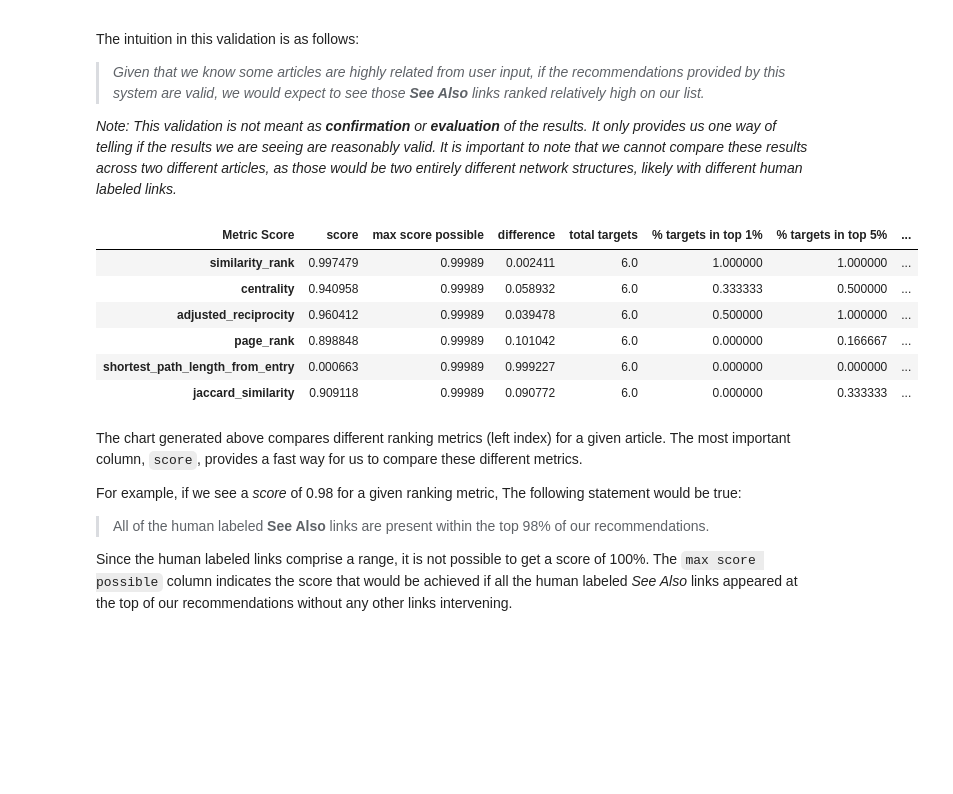
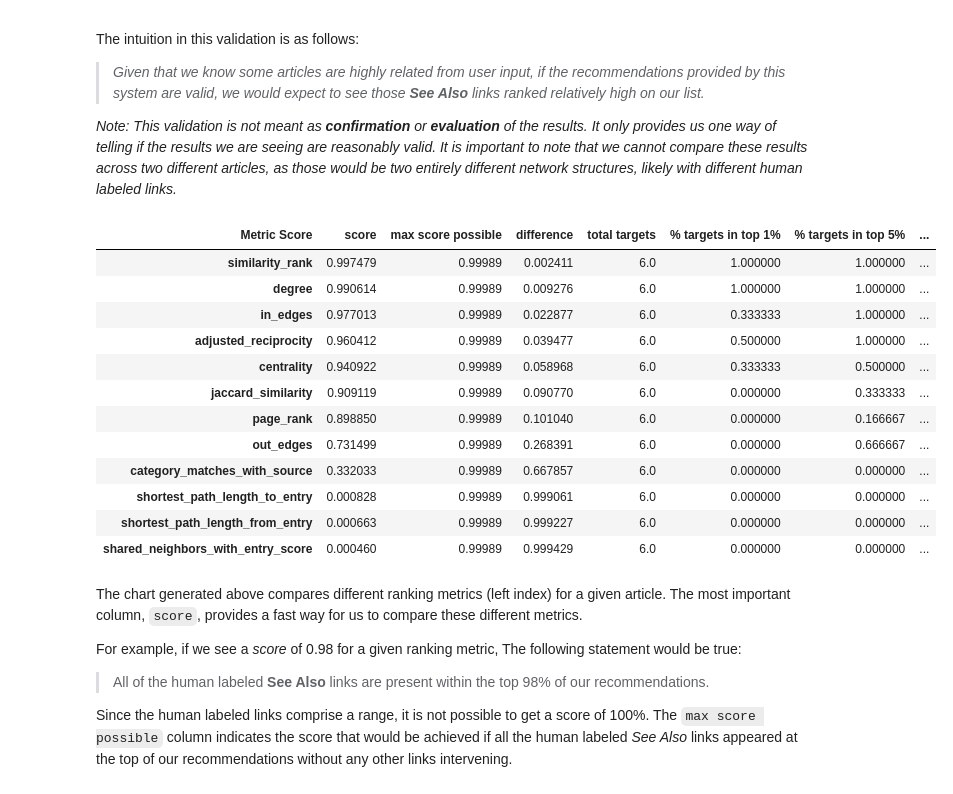
Before and after one commit to QED0711/wiki_learn, a Jupyter notebook: notebooks/GraphCreator.ipynb, the cells around one changed output. Cells and saved outputs as stored; diff of their text form; code cells hidden in the pictures; blank space fills up the shorter version.

```diff
--- a/notebooks/GraphCreator.ipynb
+++ b/notebooks/GraphCreator.ipynb
@@ -153,17 +156,37 @@ The intuition in this validation is as follows:
 
 _Note: This validation is not meant as **confirmation** or **evaluation** of the results. It only provides us one way of telling if the results we are seeing are reasonably valid. It is important to note that we cannot compare these results across two different articles, as those would be two entirely different network structures, likely with different human labeled links._
 # %%
-evaluate_metrics(scaled_feature_df,
-                 on=["similarity_rank", "centrality", "adjusted_reciprocity", "page_rank", "shortest_path_length_from_entry", "jaccard_similarity"],
-                 targets=gc.see_also_articles)
+evaluation_df = evaluate_metrics(scaled_feature_df,
+                 on=[
+                     "similarity_rank",
+                     "degree",
+                     "category_matches_with_source",
+                     "in_edges",
+                     "out_edges",
+                     "shared_neighbors_with_entry_score",
+                     "centrality",
+                     "adjusted_reciprocity",
+                     "page_rank",
+                     "shortest_path_length_from_entry",
+                     "shortest_path_length_to_entry",
+                     "jaccard_similarity"
+                 ],
+                 targets=gc.see_also_articles).sort_values("score", ascending=False)
+evaluation_df
 # %% [output]
 | Metric Score | score | max score possible | difference | total targets | % targets in top 1% | % targets in top 5% | ... |
 | similarity_rank | 0.997479 | 0.99989 | 0.002411 | 6.0 | 1.000000 | 1.000000 | ... |
-| centrality | 0.940958 | 0.99989 | 0.058932 | 6.0 | 0.333333 | 0.500000 | ... |
-| adjusted_reciprocity | 0.960412 | 0.99989 | 0.039478 | 6.0 | 0.500000 | 1.000000 | ... |
-| page_rank | 0.898848 | 0.99989 | 0.101042 | 6.0 | 0.000000 | 0.166667 | ... |
+| degree | 0.990614 | 0.99989 | 0.009276 | 6.0 | 1.000000 | 1.000000 | ... |
+| in_edges | 0.977013 | 0.99989 | 0.022877 | 6.0 | 0.333333 | 1.000000 | ... |
+| adjusted_reciprocity | 0.960412 | 0.99989 | 0.039477 | 6.0 | 0.500000 | 1.000000 | ... |
+| centrality | 0.940922 | 0.99989 | 0.058968 | 6.0 | 0.333333 | 0.500000 | ... |
+| jaccard_similarity | 0.909119 | 0.99989 | 0.090770 | 6.0 | 0.000000 | 0.333333 | ... |
+| page_rank | 0.898850 | 0.99989 | 0.101040 | 6.0 | 0.000000 | 0.166667 | ... |
+| out_edges | 0.731499 | 0.99989 | 0.268391 | 6.0 | 0.000000 | 0.666667 | ... |
+| category_matches_with_source | 0.332033 | 0.99989 | 0.667857 | 6.0 | 0.000000 | 0.000000 | ... |
+| shortest_path_length_to_entry | 0.000828 | 0.99989 | 0.999061 | 6.0 | 0.000000 | 0.000000 | ... |
 | shortest_path_length_from_entry | 0.000663 | 0.99989 | 0.999227 | 6.0 | 0.000000 | 0.000000 | ... |
-| jaccard_similarity | 0.909118 | 0.99989 | 0.090772 | 6.0 | 0.000000 | 0.333333 | ... |
+| shared_neighbors_with_entry_score | 0.000460 | 0.99989 | 0.999429 | 6.0 | 0.000000 | 0.000000 | ... |
 # %% [markdown]
 The chart generated above compares different ranking metrics (left index) for a given article. The most important column, `score`, provides a fast way for us to compare these different metrics.
 
```
Also changed, not shown: parts of 7 cells of this notebook, 6 other files.
